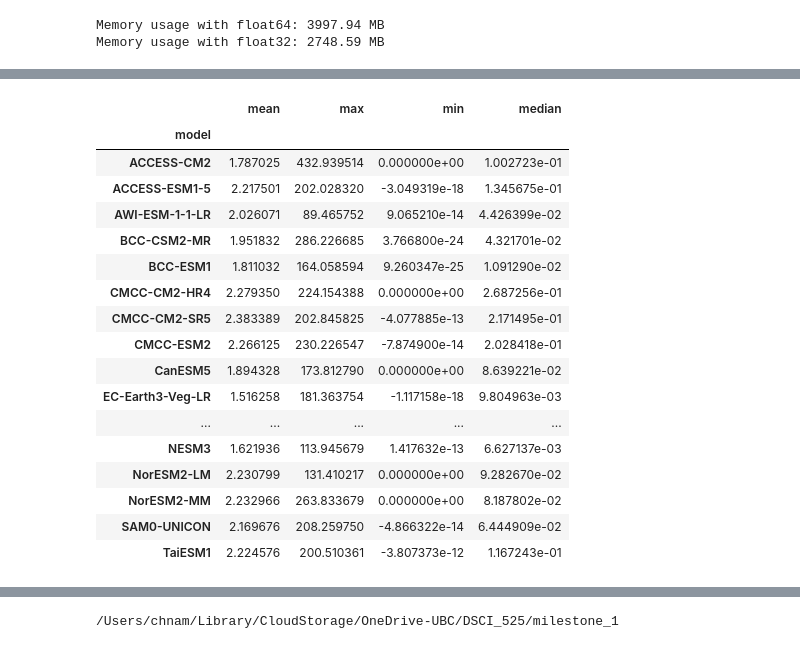
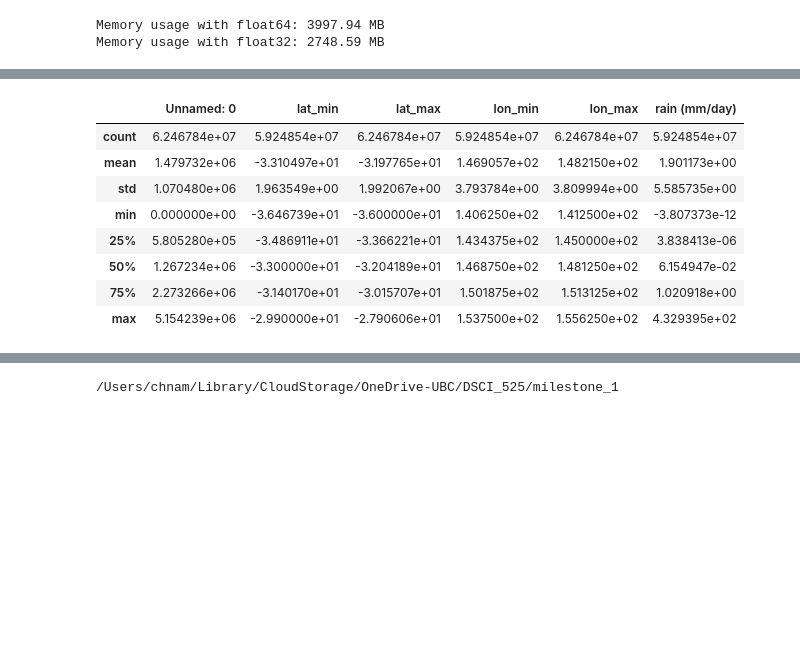
Before and after one commit to UBC-MDS/525_group18_2023, a Jupyter notebook: notebooks/ML_1.ipynb, the cells around one changed output, grey strips where cells are left out. Drawn from its saved outputs; the diff is of its cells as text; code cells hidden in the pictures; blank space fills up the shorter version.

```diff
--- a/notebooks/ML_1.ipynb
+++ b/notebooks/ML_1.ipynb
@@ -193,0 +202,11 @@ Wall time: 2.01 s
+# %%
+%%time
+# EDA (load data - change dtype)
+use_cols = ['rain (mm/day)', 'model']
+
+df32 = pd.read_csv("rainforest/combined.csv",
+                   dtype={'lat_min':'float32',
+                          'lat_max':'float32',
+                          'lon_min':'float32',
+                          'lon_max':'float32',
+                          'rain (mm/day)':'float32'})
@@ -194,5 +216,5 @@ Wall time: 2.01 s
 # %%
 %%time
-# EDA (get mean, max, min, median by model)
-df32.groupby('model')['rain (mm/day)'].agg(['mean', 'max', 'min', 'median'])
+# EDA (.describe())
+df32.describe()
 # %% [output]
@@ -201,21 +223,12 @@ Wall time: 3.03 s
-|  | mean | max | min | median |
-| model |  |  |  |  |
-| ACCESS-CM2 | 1.787025 | 432.939514 | 0.000000e+00 | 1.002723e-01 |
-| ACCESS-ESM1-5 | 2.217501 | 202.028320 | -3.049319e-18 | 1.345675e-01 |
-| AWI-ESM-1-1-LR | 2.026071 | 89.465752 | 9.065210e-14 | 4.426399e-02 |
-| BCC-CSM2-MR | 1.951832 | 286.226685 | 3.766800e-24 | 4.321701e-02 |
-| BCC-ESM1 | 1.811032 | 164.058594 | 9.260347e-25 | 1.091290e-02 |
-| CMCC-CM2-HR4 | 2.279350 | 224.154388 | 0.000000e+00 | 2.687256e-01 |
-| CMCC-CM2-SR5 | 2.383389 | 202.845825 | -4.077885e-13 | 2.171495e-01 |
-| CMCC-ESM2 | 2.266125 | 230.226547 | -7.874900e-14 | 2.028418e-01 |
-| CanESM5 | 1.894328 | 173.812790 | 0.000000e+00 | 8.639221e-02 |
-| EC-Earth3-Veg-LR | 1.516258 | 181.363754 | -1.117158e-18 | 9.804963e-03 |
-| ... | ... | ... | ... | ... |
-| NESM3 | 1.621936 | 113.945679 | 1.417632e-13 | 6.627137e-03 |
-| NorESM2-LM | 2.230799 | 131.410217 | 0.000000e+00 | 9.282670e-02 |
-| NorESM2-MM | 2.232966 | 263.833679 | 0.000000e+00 | 8.187802e-02 |
-| SAM0-UNICON | 2.169676 | 208.259750 | -4.866322e-14 | 6.444909e-02 |
-| TaiESM1 | 2.224576 | 200.510361 | -3.807373e-12 | 1.167243e-01 |
+|  | Unnamed: 0 | lat_min | lat_max | lon_min | lon_max | rain (mm/day) |
+| count | 6.246784e+07 | 5.924854e+07 | 6.246784e+07 | 5.924854e+07 | 6.246784e+07 | 5.924854e+07 |
+| mean | 1.479732e+06 | -3.310497e+01 | -3.197765e+01 | 1.469057e+02 | 1.482150e+02 | 1.901173e+00 |
+| std | 1.070480e+06 | 1.963549e+00 | 1.992067e+00 | 3.793784e+00 | 3.809994e+00 | 5.585735e+00 |
+| min | 0.000000e+00 | -3.646739e+01 | -3.600000e+01 | 1.406250e+02 | 1.412500e+02 | -3.807373e-12 |
+| 25% | 5.805280e+05 | -3.486911e+01 | -3.366221e+01 | 1.434375e+02 | 1.450000e+02 | 3.838413e-06 |
+| 50% | 1.267234e+06 | -3.300000e+01 | -3.204189e+01 | 1.468750e+02 | 1.481250e+02 | 6.154947e-02 |
+| 75% | 2.273266e+06 | -3.140170e+01 | -3.015707e+01 | 1.501875e+02 | 1.513125e+02 | 1.020918e+00 |
+| max | 5.154239e+06 | -2.990000e+01 | -2.790606e+01 | 1.537500e+02 | 1.556250e+02 | 4.329395e+02 |
 # %%
 # import for R. Please change the path by referring to the result of `conda run -n 525_2023 python -m site`
 import os
```
Also changed, not shown: parts of 10 cells of this notebook.
